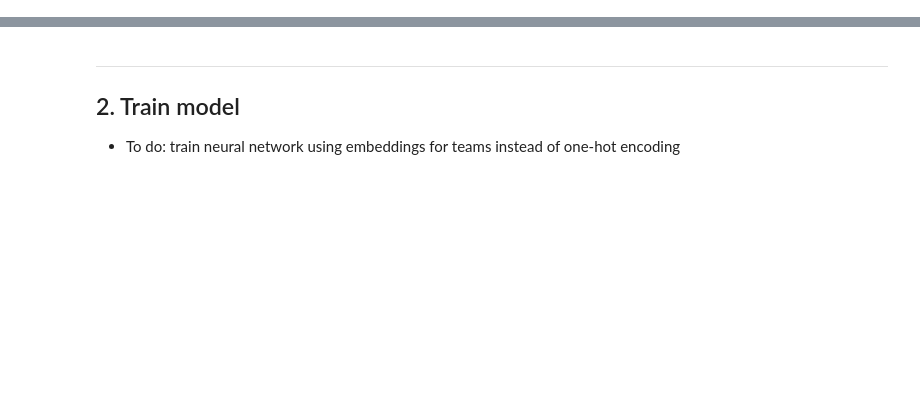
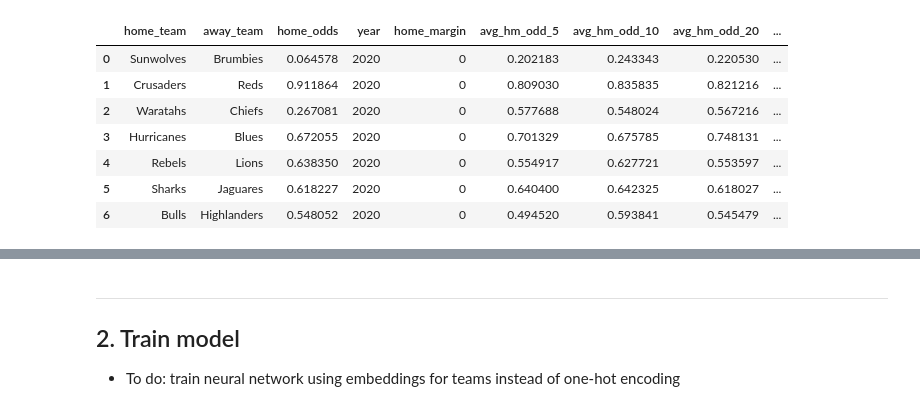
Before and after one commit to kieranbd/superrugby-predictor, a Jupyter notebook: 1_predictor.ipynb, the cells around one changed output, grey strips where cells are left out. Drawn from its saved outputs; the diff is of its cells as text; code cells hidden in the pictures; blank space fills up the shorter version.

Commit message:
switched to rolling window functions for form features

```diff
--- a/1_predictor.ipynb
+++ b/1_predictor.ipynb
@@ -88,0 +85,38 @@ def get_away_streak(team, date):
+# %%
+df = df.assign(
+    # average odds for home_team in previous n home fixtures
+    avg_hm_odd_5=df.groupby('home_team')['home_odds'].rolling(5).mean().shift(-5).reset_index(0, drop=True),
+    avg_hm_odd_10=df.groupby('home_team')['home_odds'].rolling(10).mean().shift(-10).reset_index(0, drop=True),
+    avg_hm_odd_20=df.groupby('home_team')['home_odds'].rolling(20).mean().shift(-20).reset_index(0, drop=True),
+    # average odds for away team in previous n away fixtures
+    avg_aw_odd_5= 1-df.groupby('away_team')['home_odds'].rolling(5).mean().shift(-5).reset_index(0, drop=True),
+    avg_aw_odd_10= 1-df.groupby('away_team')['home_odds'].rolling(10).mean().shift(-10).reset_index(0, drop=True),
+    avg_aw_odd_20= 1-df.groupby('away_team')['home_odds'].rolling(20).mean().shift(-20).reset_index(0, drop=True),
+    # home team win rate previous n
+    hm_wr_5=df.groupby('home_team')['home_win'].rolling(5).sum().shift(-5).reset_index(0, drop=True)/5,
+    hm_wr_10=df.groupby('home_team')['home_win'].rolling(10).sum().shift(-10).reset_index(0, drop=True)/10,
+    hm_wr_20=df.groupby('home_team')['home_win'].rolling(20).sum().shift(-20).reset_index(0, drop=True)/20,
+    # away team win rate previous n
+    aw_wr_5= 1-df.groupby('away_team')['home_win'].rolling(5).sum().shift(-5).reset_index(0, drop=True)/5,
+    aw_wr_10= 1-df.groupby('away_team')['home_win'].rolling(10).sum().shift(-10).reset_index(0, drop=True)/10,
+    aw_wr_20= 1-df.groupby('away_team')['home_win'].rolling(20).sum().shift(-20).reset_index(0, drop=True)/20,
+    # average margin by home_team in previous n home fixtures
+    avg_hm_marg_5=df.groupby('home_team')['home_margin'].rolling(5).mean().shift(-5).reset_index(0, drop=True),
+    avg_hm_marg_10=df.groupby('home_team')['home_margin'].rolling(10).mean().shift(-10).reset_index(0, drop=True),
+    avg_hm_marg_20=df.groupby('home_team')['home_margin'].rolling(20).mean().shift(-20).reset_index(0, drop=True)
+)
+
+df.drop(['date', 'home_score', 'away_score', 'home_win'], axis=1, inplace=True)
+
+df = df.dropna().reset_index(drop=True)
+
+df.head(n_matches)
+# %% [output]
+|  | home_team | away_team | home_odds | year | home_margin | avg_hm_odd_5 | avg_hm_odd_10 | avg_hm_odd_20 | ... |
+| 0 | Sunwolves | Brumbies | 0.064578 | 2020 | 0 | 0.202183 | 0.243343 | 0.220530 | ... |
+| 1 | Crusaders | Reds | 0.911864 | 2020 | 0 | 0.809030 | 0.835835 | 0.821216 | ... |
+| 2 | Waratahs | Chiefs | 0.267081 | 2020 | 0 | 0.577688 | 0.548024 | 0.567216 | ... |
+| 3 | Hurricanes | Blues | 0.672055 | 2020 | 0 | 0.701329 | 0.675785 | 0.748131 | ... |
+| 4 | Rebels | Lions | 0.638350 | 2020 | 0 | 0.554917 | 0.627721 | 0.553597 | ... |
+| 5 | Sharks | Jaguares | 0.618227 | 2020 | 0 | 0.640400 | 0.642325 | 0.618027 | ... |
+| 6 | Bulls | Highlanders | 0.548052 | 2020 | 0 | 0.494520 | 0.593841 | 0.545479 | ... |
```
Also changed, not shown: parts of 31 cells of this notebook, 1 other file.
